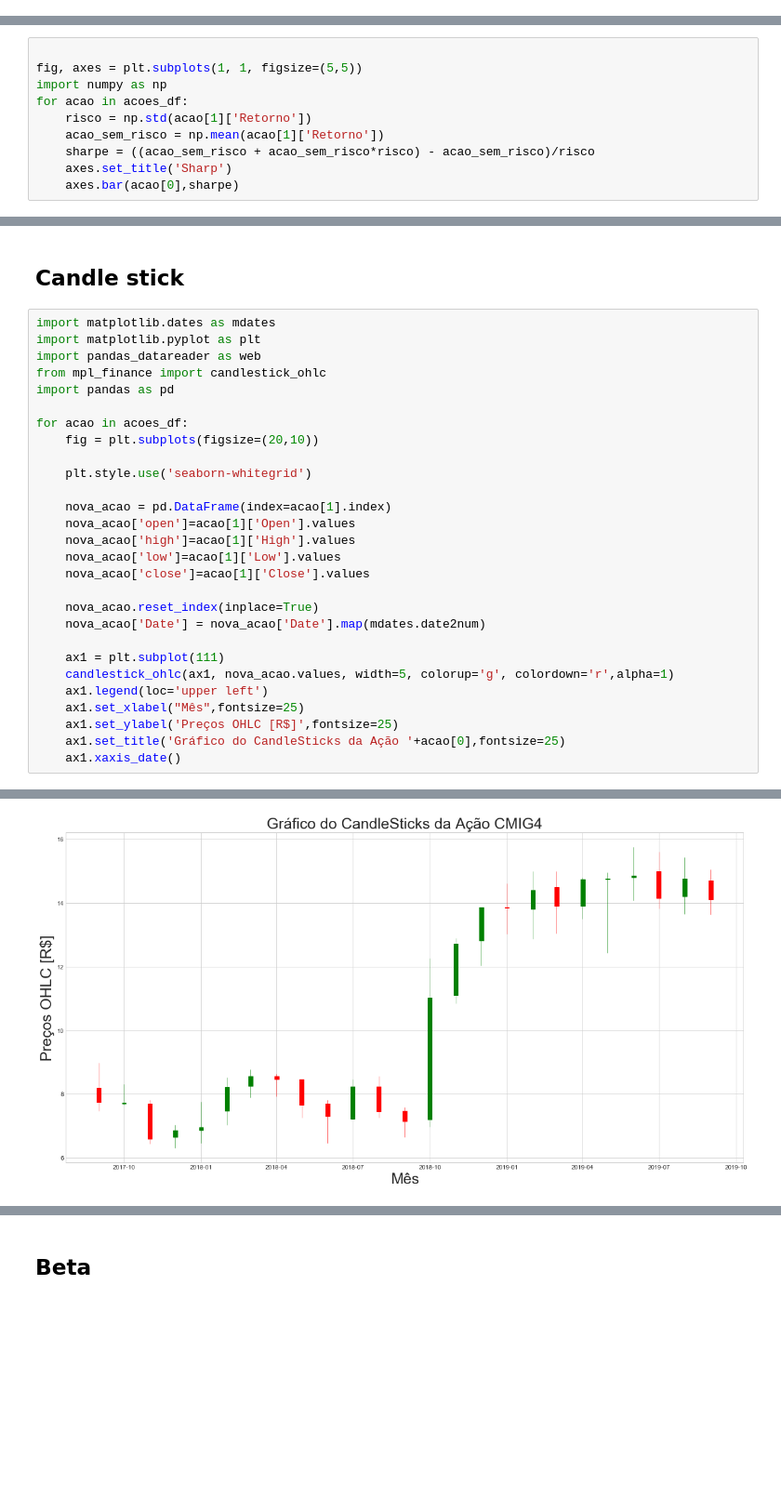
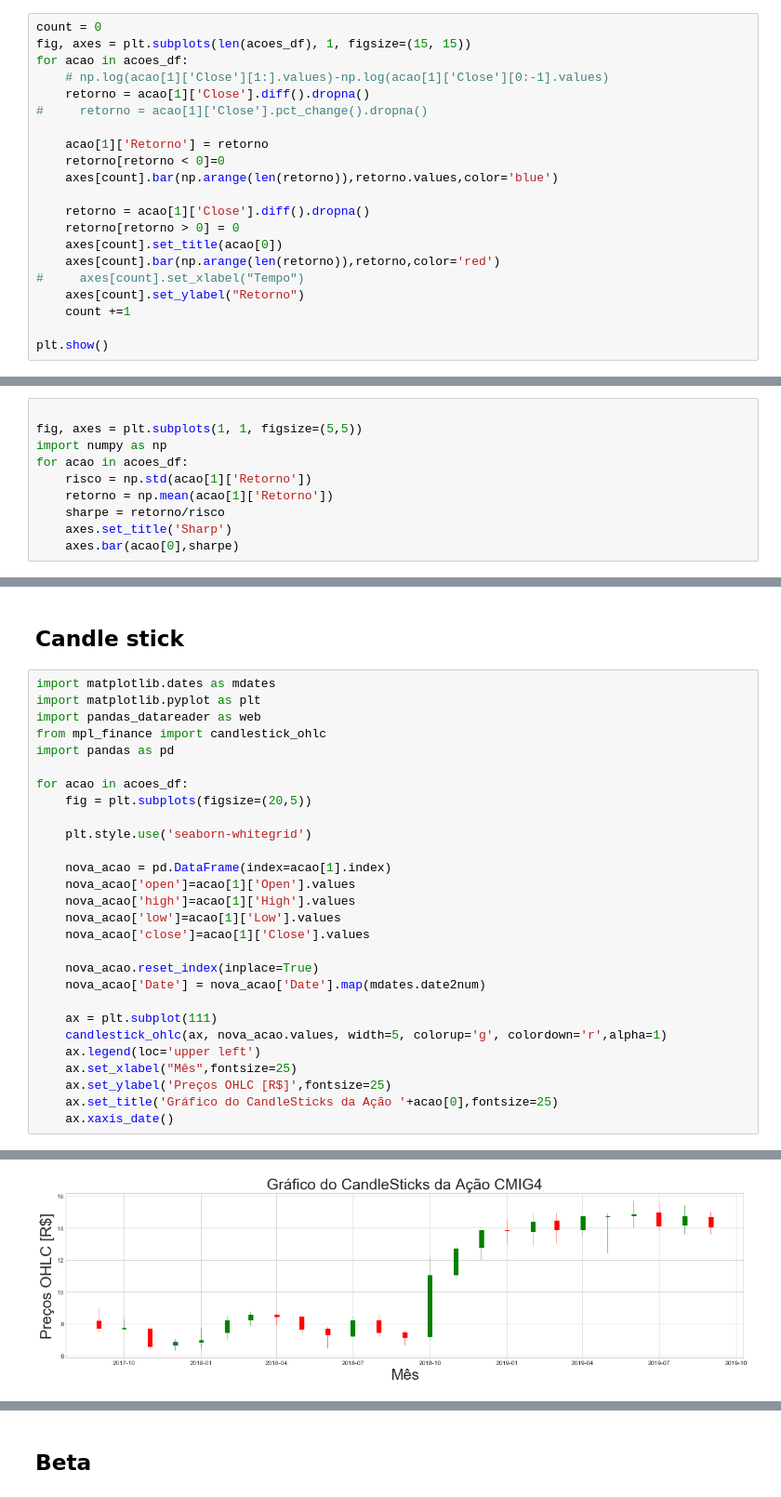
Before and after one commit to AlgotradingQueLucra/Trabalho-1, a Jupyter notebook: Primeira_2BAtividade_2BPr_C3_A1tica_2BAvaliativa.ipynb, the cells around one changed output, grey strips where cells are left out. Shown at 93% size. Drawn from its saved outputs; the diff is of its cells as text; blank space fills up the shorter version.

```diff
--- a/Primeira_2BAtividade_2BPr_C3_A1tica_2BAvaliativa.ipynb
+++ b/Primeira_2BAtividade_2BPr_C3_A1tica_2BAvaliativa.ipynb
@@ -598,0 +591,21 @@ for acao in acoes_df:
+# %%
+count = 0
+fig, axes = plt.subplots(len(acoes_df), 1, figsize=(15, 15))
+for acao in acoes_df:
+    # np.log(acao[1]['Close'][1:].values)-np.log(acao[1]['Close'][0:-1].values)
+    retorno = acao[1]['Close'].diff().dropna()
+#     retorno = acao[1]['Close'].pct_change().dropna()
+
+    acao[1]['Retorno'] = retorno
+    retorno[retorno < 0]=0
+    axes[count].bar(np.arange(len(retorno)),retorno.values,color='blue')
+
+    retorno = acao[1]['Close'].diff().dropna()
+    retorno[retorno > 0] = 0
+    axes[count].set_title(acao[0])
+    axes[count].bar(np.arange(len(retorno)),retorno,color='red')
+#     axes[count].set_xlabel("Tempo")
+    axes[count].set_ylabel("Retorno")
+    count +=1
+
+plt.show()
@@ -604,8 +619,8 @@ fig, axes = plt.subplots(1, 1, figsize=(5,5))
 import numpy as np
 for acao in acoes_df:
     risco = np.std(acao[1]['Retorno'])
-    acao_sem_risco = np.mean(acao[1]['Retorno'])
-    sharpe = ((acao_sem_risco + acao_sem_risco*risco) - acao_sem_risco)/risco
+    retorno = np.mean(acao[1]['Retorno'])
+    sharpe = retorno/risco
     axes.set_title('Sharp')
     axes.bar(acao[0],sharpe)
 # %% [output]
@@ -615,35 +630,35 @@ for acao in acoes_df:
 # %%
 import matplotlib.dates as mdates
 import matplotlib.pyplot as plt
 import pandas_datareader as web
 from mpl_finance import candlestick_ohlc
 import pandas as pd
 
 for acao in acoes_df:
-    fig = plt.subplots(figsize=(20,10))
+    fig = plt.subplots(figsize=(20,5))
 
     plt.style.use('seaborn-whitegrid')
 
     nova_acao = pd.DataFrame(index=acao[1].index)
     nova_acao['open']=acao[1]['Open'].values
     nova_acao['high']=acao[1]['High'].values
     nova_acao['low']=acao[1]['Low'].values
     nova_acao['close']=acao[1]['Close'].values
 
     nova_acao.reset_index(inplace=True)
     nova_acao['Date'] = nova_acao['Date'].map(mdates.date2num)
 
-    ax1 = plt.subplot(111)
-    candlestick_ohlc(ax1, nova_acao.values, width=5, colorup='g', colordown='r',alpha=1)
-    ax1.legend(loc='upper left')
-    ax1.set_xlabel("Mês",fontsize=25)
-    ax1.set_ylabel('Preços OHLC [R$]',fontsize=25)
-    ax1.set_title('Gráfico do CandleSticks da Ação '+acao[0],fontsize=25)
-    ax1.xaxis_date()
+    ax = plt.subplot(111)
+    candlestick_ohlc(ax, nova_acao.values, width=5, colorup='g', colordown='r',alpha=1)
+    ax.legend(loc='upper left')
+    ax.set_xlabel("Mês",fontsize=25)
+    ax.set_ylabel('Preços OHLC [R$]',fontsize=25)
+    ax.set_title('Gráfico do CandleSticks da Ação '+acao[0],fontsize=25)
+    ax.xaxis_date()
 # %% [output]
 No handles with labels found to put in legend.
 No handles with labels found to put in legend.
 No handles with labels found to put in legend.
 No handles with labels found to put in legend.
 No handles with labels found to put in legend.
-[figure, old version]
+[figure, new version]
```
Also changed, not shown: parts of 9 cells of this notebook.
